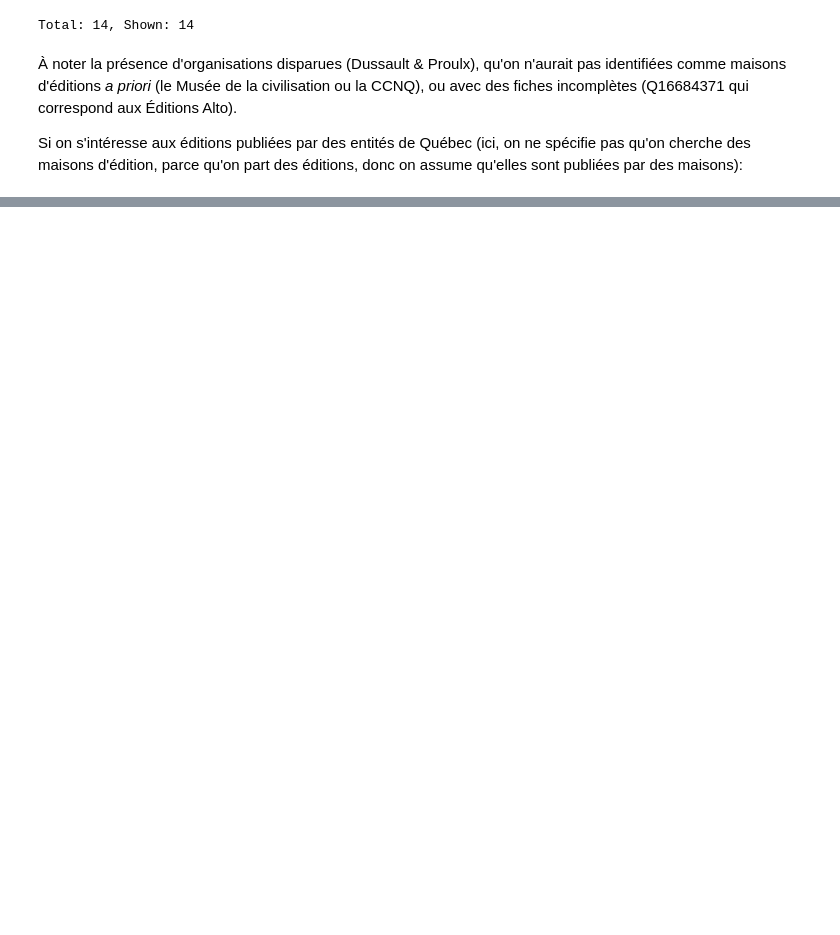
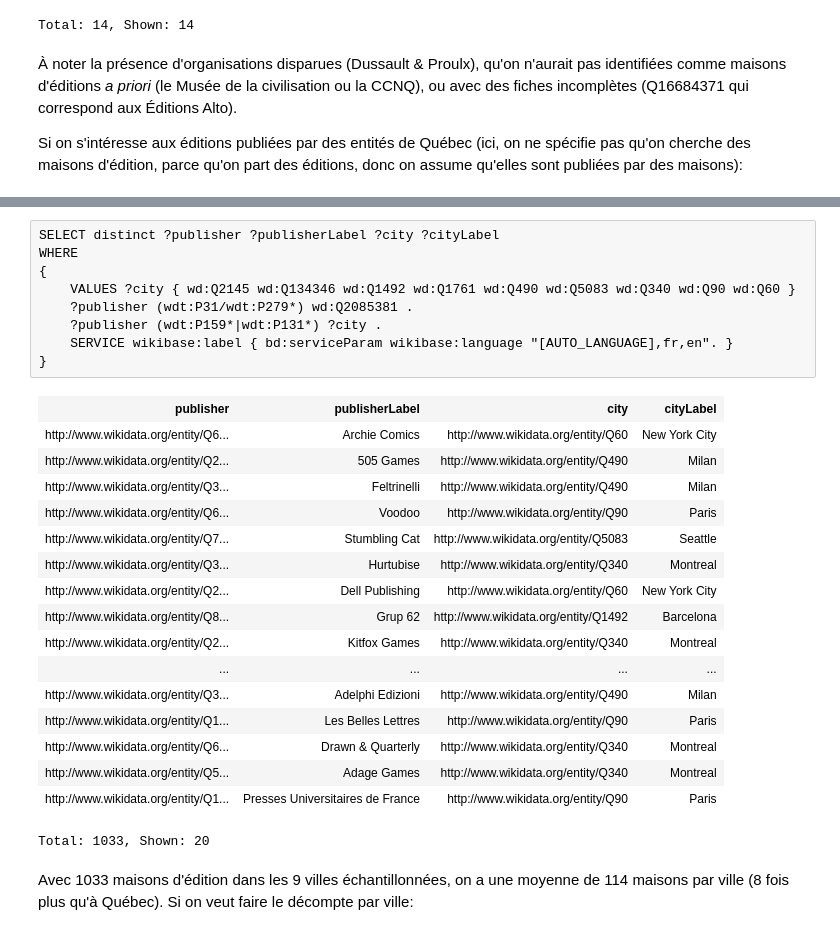
Before and after one commit to Projet-TAMIS/explo_wikidata, a Jupyter notebook: Wikidata et Québec.ipynb, the cells around one changed output, grey strips where cells are left out. Drawn from its saved outputs; the diff is of its cells as text; blank space fills up the shorter version.

```diff
--- a/Wikidata et Québec.ipynb
+++ b/Wikidata et Québec.ipynb
@@ -102,0 +112,29 @@ Premier test: on cherces des auteurs qui ont étudié à Québec.
+# %%
+SELECT distinct ?publisher ?publisherLabel ?city ?cityLabel
+WHERE
+{
+    VALUES ?city { wd:Q2145 wd:Q134346 wd:Q1492 wd:Q1761 wd:Q490 wd:Q5083 wd:Q340 wd:Q90 wd:Q60 }
+    ?publisher (wdt:P31/wdt:P279*) wd:Q2085381 .
+    ?publisher (wdt:P159*|wdt:P131*) ?city .
+    SERVICE wikibase:label { bd:serviceParam wikibase:language "[AUTO_LANGUAGE],fr,en". }
+}
+# %% [output]
+| publisher | publisherLabel | city | cityLabel |
+| http://www.wikidata.org/entity/Q6... | Archie Comics | http://www.wikidata.org/entity/Q60 | New York City |
+| http://www.wikidata.org/entity/Q2... | 505 Games | http://www.wikidata.org/entity/Q490 | Milan |
+| http://www.wikidata.org/entity/Q3... | Feltrinelli | http://www.wikidata.org/entity/Q490 | Milan |
+| http://www.wikidata.org/entity/Q6... | Voodoo | http://www.wikidata.org/entity/Q90 | Paris |
+| http://www.wikidata.org/entity/Q7... | Stumbling Cat | http://www.wikidata.org/entity/Q5083 | Seattle |
+| http://www.wikidata.org/entity/Q3... | Hurtubise | http://www.wikidata.org/entity/Q340 | Montreal |
+| http://www.wikidata.org/entity/Q2... | Dell Publishing | http://www.wikidata.org/entity/Q60 | New York City |
+| http://www.wikidata.org/entity/Q8... | Grup 62 | http://www.wikidata.org/entity/Q1492 | Barcelona |
+| http://www.wikidata.org/entity/Q2... | Kitfox Games | http://www.wikidata.org/entity/Q340 | Montreal |
+| ... | ... | ... | ... |
+| http://www.wikidata.org/entity/Q3... | Adelphi Edizioni | http://www.wikidata.org/entity/Q490 | Milan |
+| http://www.wikidata.org/entity/Q1... | Les Belles Lettres | http://www.wikidata.org/entity/Q90 | Paris |
+| http://www.wikidata.org/entity/Q6... | Drawn & Quarterly | http://www.wikidata.org/entity/Q340 | Montreal |
+| http://www.wikidata.org/entity/Q5... | Adage Games | http://www.wikidata.org/entity/Q340 | Montreal |
+| http://www.wikidata.org/entity/Q1... | Presses Universitaires de France | http://www.wikidata.org/entity/Q90 | Paris |
+Total: 1033, Shown: 20
+# %% [markdown]
+Avec 1033 maisons d'édition dans les 9 villes échantillonnées, on a une moyenne de 114 maisons par ville (8 fois plus qu'à Québec). Si on veut faire le décompte par ville:
```
Also changed, not shown: parts of 22 cells of this notebook.
